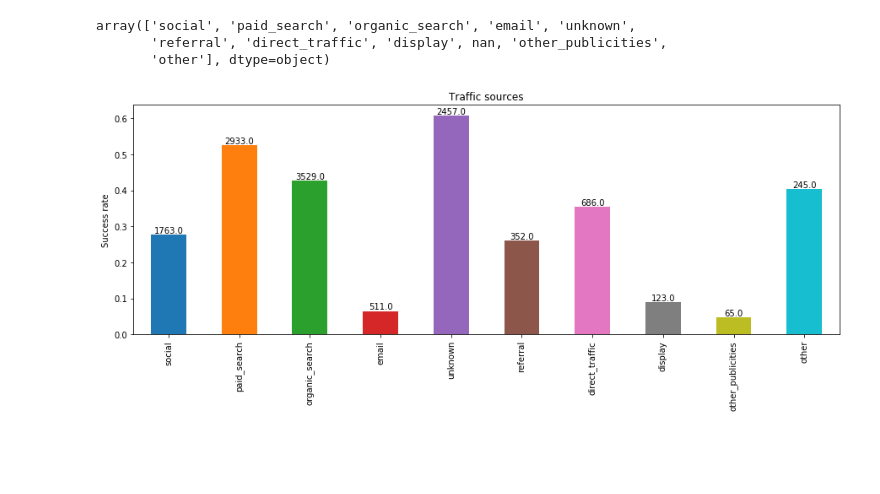
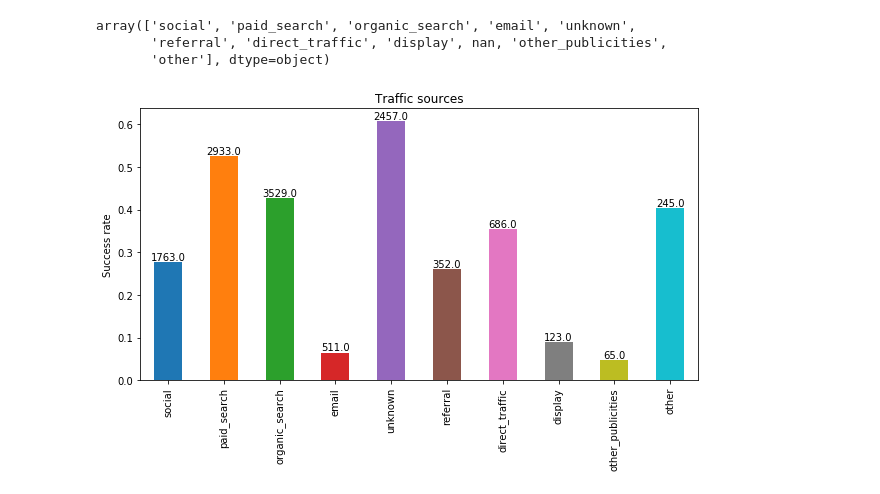
Before and after one commit to Mortiniera/brazilian-e-commerce, a Jupyter notebook: mathieu_sales.ipynb, the cells around one changed output. Drawn from its saved outputs; the diff is of its cells as text; code cells hidden in the pictures; blank space fills up the shorter version.

```diff
--- a/mathieu_sales.ipynb
+++ b/mathieu_sales.ipynb
@@ -103,18 +103,18 @@ for i in range(sources.origin.unique().shape[0]):
     rate[i]=sources[sources.origin==sources.origin.unique()[i]].Closed.sum()/sources[sources.origin==sources.origin.unique()[i]].shape[0]
     tot[i]=sources[sources.origin==sources.origin.unique()[i]].shape[0]
 # %%
-plt.figure(figsize=(15,5))
+plt.figure(figsize=(10,5))
 ax = pd.Series.from_array(rate).plot(kind='bar')
 
 plt.ylabel('Success rate')
 plt.title('Traffic sources')
 ax.set_xticklabels(sources.origin.unique())
 
 rects = ax.patches
 for rect, lab in zip(rects, tot):
     height = rect.get_height()
     ax.text(rect.get_x() + rect.get_width() / 2, height , lab,
             ha='center', va='bottom')
 plt.show() # The total number of traffics is shown above each bar.
 # %% [output]
-[figure, old version]
+[figure, new version]
```
Also changed, not shown: parts of 8 cells of this notebook.
